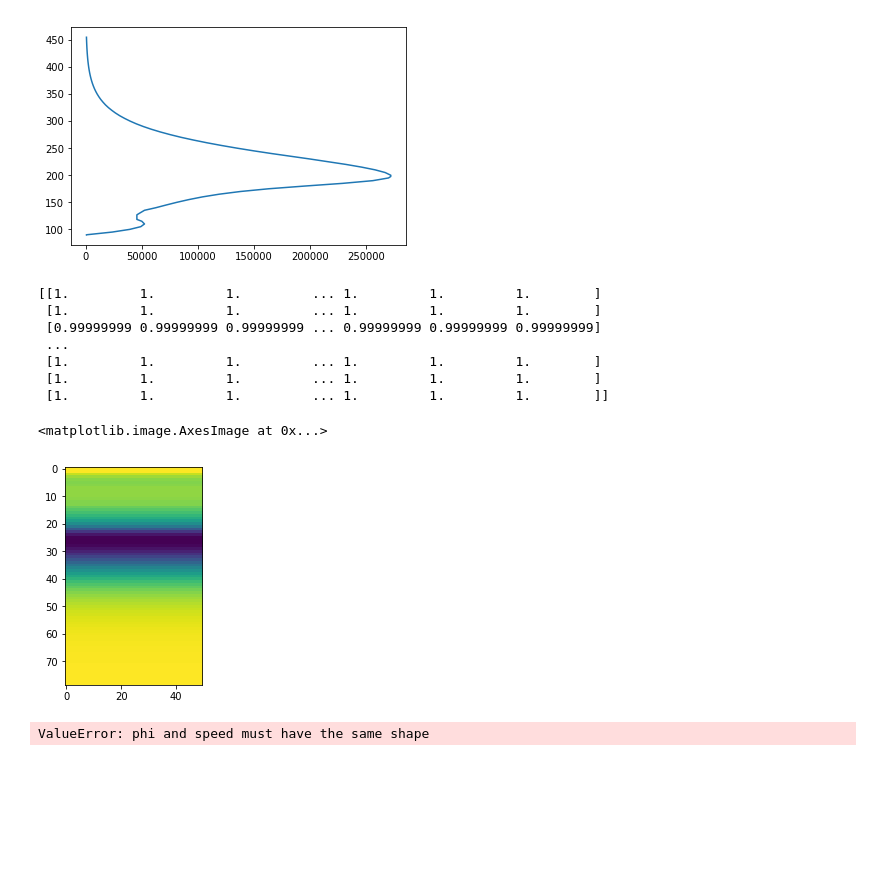
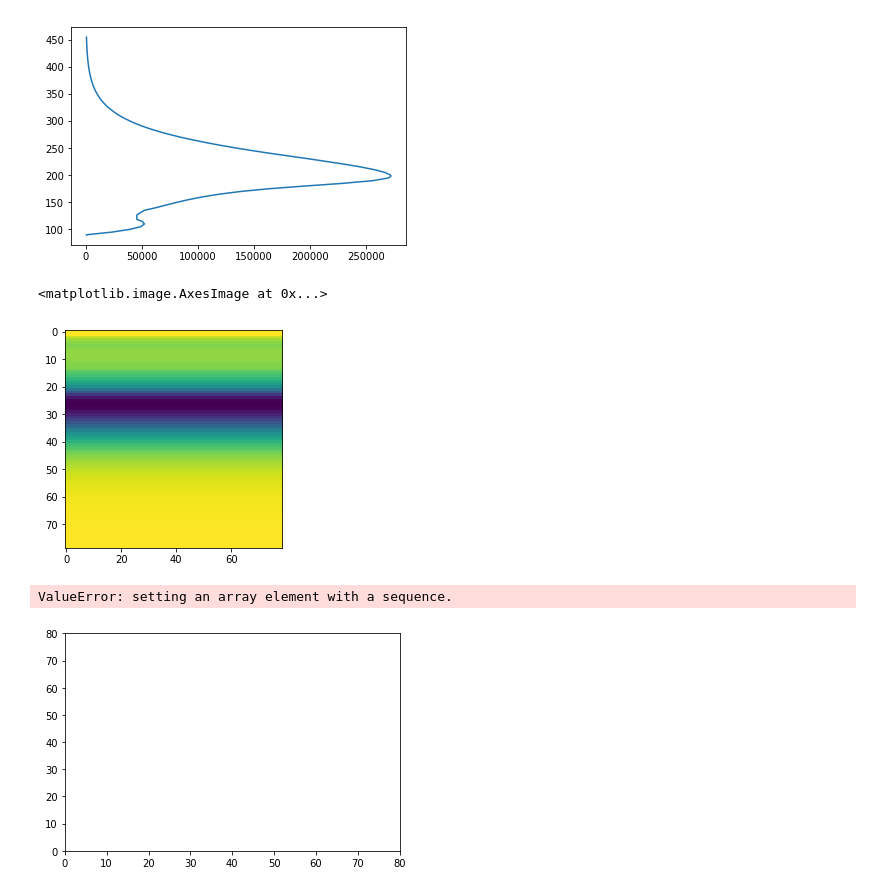
Before and after one commit to blair3sat/irss, a Jupyter notebook: sim2d.ipynb, the cells around one changed output. Saved outputs shown, nothing was run; the diff lists cells and outputs as text; code cells hidden in the pictures; blank space fills up the shorter version.

Commit message:
Plot path length thru a charge density profile from data

```diff
--- a/sim2d.ipynb
+++ b/sim2d.ipynb
@@ -46,53 +46,49 @@ plt.plot(df['Density'], df['Height'])
 [<matplotlib.lines.Line2D at 0x...>]
 [figure]
 # %%
-# Produce n(h) from the charge density
-
 E_CHARGE = 1.60217662e-19 # coulombs
 E_MASS = 9.109e-31 # kg
 EPSILON_0 = 8.854187817e-12 # F m^−1
 
 
 def count2omega_p(count):
     return np.sqrt(count * (E_CHARGE ** 2) / EPSILON_0 / E_MASS)
 
 
 def freq2omega(freq):
     return 2 * np.pi * freq
 
 
 def omegas2n(omega_p, omega):
     return np.sqrt(1 - (omega_p ** 2) / (omega ** 2))
 
 
 # Assume for now we're TX at 10 MHz
 # Calculate index of refraction
-tx_freq = 10e6 # hz
+tx_freq = 5e6 # hz
 index = omegas2n(count2omega_p(df['Density']), freq2omega(tx_freq))
 plt.plot(index, df['Height'])
 
 # Expand n(h) to n(x,y)
-i2d = np.tile(np.array([index]).transpose(), (1, 50))
-print(i2d)
+i2d = np.tile(np.array([index]).transpose(), (1, len(index)))
 plt.imshow(i2d)
 
 # Noise n(x,y)
-
-# Evaluate FMM
 # %% [output]
-[[1.         1.         1.         ... 1.         1.         1.        ]
- [1.         1.         1.         ... 1.         1.         1.        ]
- [0.99999999 0.99999999 0.99999999 ... 0.99999999 0.99999999 0.99999999]
- ...
- [1.         1.         1.         ... 1.         1.         1.        ]
- [1.         1.         1.         ... 1.         1.         1.        ]
- [1.         1.         1.         ... 1.         1.         1.        ]]
+<matplotlib.image.AxesImage at 0x...>
-<matplotlib.image.AxesImage at 0x...>
-[figure, old version]
+[figure, new version]
 # %%
 X, Y = np.meshgrid(np.linspace(-1,1,len(index)), np.linspace(-1,1,len(index)))
-phi = (X+0.8)**2+(Y+0.8)**2 - 0.01
+phi = (X-0.99)**2+(Y+0.99)**2 - 0.01
+# phi = X**2+Y**2
 
-skfmm.travel_time(phi, i2d, dx=2.0/500, periodic=(1,0))
+tt = skfmm.travel_time(phi, i2d, dx=0.5/500, periodic=(1,0))
+
+plt.imshow(tt)
+
+plt.scatter([phi[0]], c[phi[1]], s=100, facecolors="none", edgecolors="orange", lw=5)
+
+plt.plot()
 # %% [output]
-ValueError: phi and speed must have the same shape
+ValueError: setting an array element with a sequence.
+[figure, added]
```
